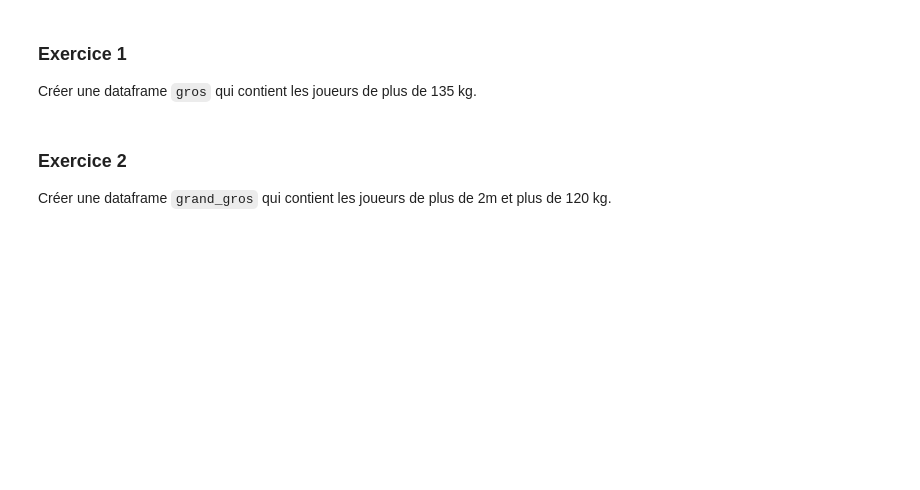
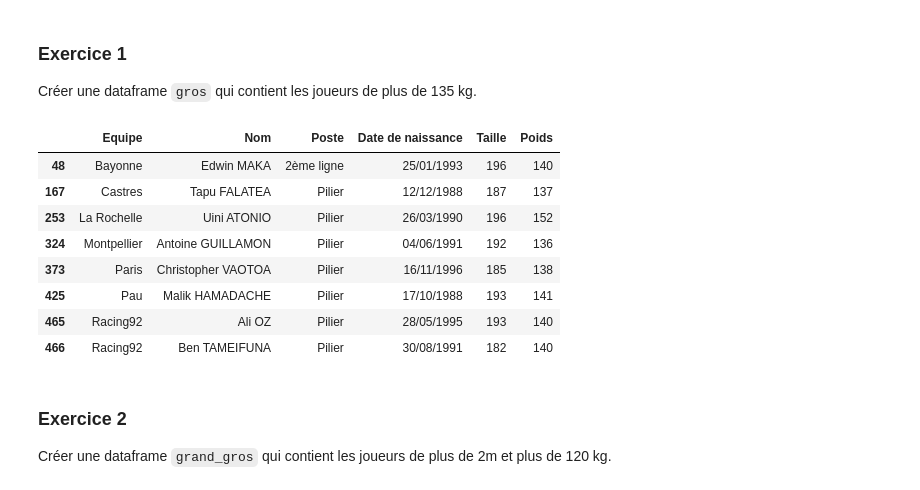
Before and after one commit to glassus/nsi, a Jupyter notebook: Premiere/Theme06_Traitement_de_donnees/03_Pandas_eleves.ipynb, the cells around one changed output. Cells and saved outputs as stored; diff of their text form; code cells hidden in the pictures; blank space fills up the shorter version.

```diff
--- a/Premiere/Theme06_Traitement_de_donnees/03_Pandas_eleves.ipynb
+++ b/Premiere/Theme06_Traitement_de_donnees/03_Pandas_eleves.ipynb
@@ -98,6 +243,18 @@ UBB
 ### Exercice  1
 
 Créer une dataframe `gros` qui contient les joueurs de plus de 135 kg.
+# %%
+gros = df[df['Poids'] > 135] ; gros
+# %% [output]
+|  | Equipe | Nom | Poste | Date de naissance | Taille | Poids |
+| 48 | Bayonne | Edwin MAKA | 2ème ligne | 25/01/1993 | 196 | 140 |
+| 167 | Castres | Tapu FALATEA | Pilier | 12/12/1988 | 187 | 137 |
+| 253 | La Rochelle | Uini ATONIO | Pilier | 26/03/1990 | 196 | 152 |
+| 324 | Montpellier | Antoine GUILLAMON | Pilier | 04/06/1991 | 192 | 136 |
+| 373 | Paris | Christopher VAOTOA | Pilier | 16/11/1996 | 185 | 138 |
+| 425 | Pau | Malik HAMADACHE | Pilier | 17/10/1988 | 193 | 141 |
+| 465 | Racing92 | Ali OZ | Pilier | 28/05/1995 | 193 | 140 |
+| 466 | Racing92 | Ben TAMEIFUNA | Pilier | 30/08/1991 | 182 | 140 |
 # %% [markdown]
 ### Exercice  2
 
```
Also changed, not shown: parts of 27 cells of this notebook.
